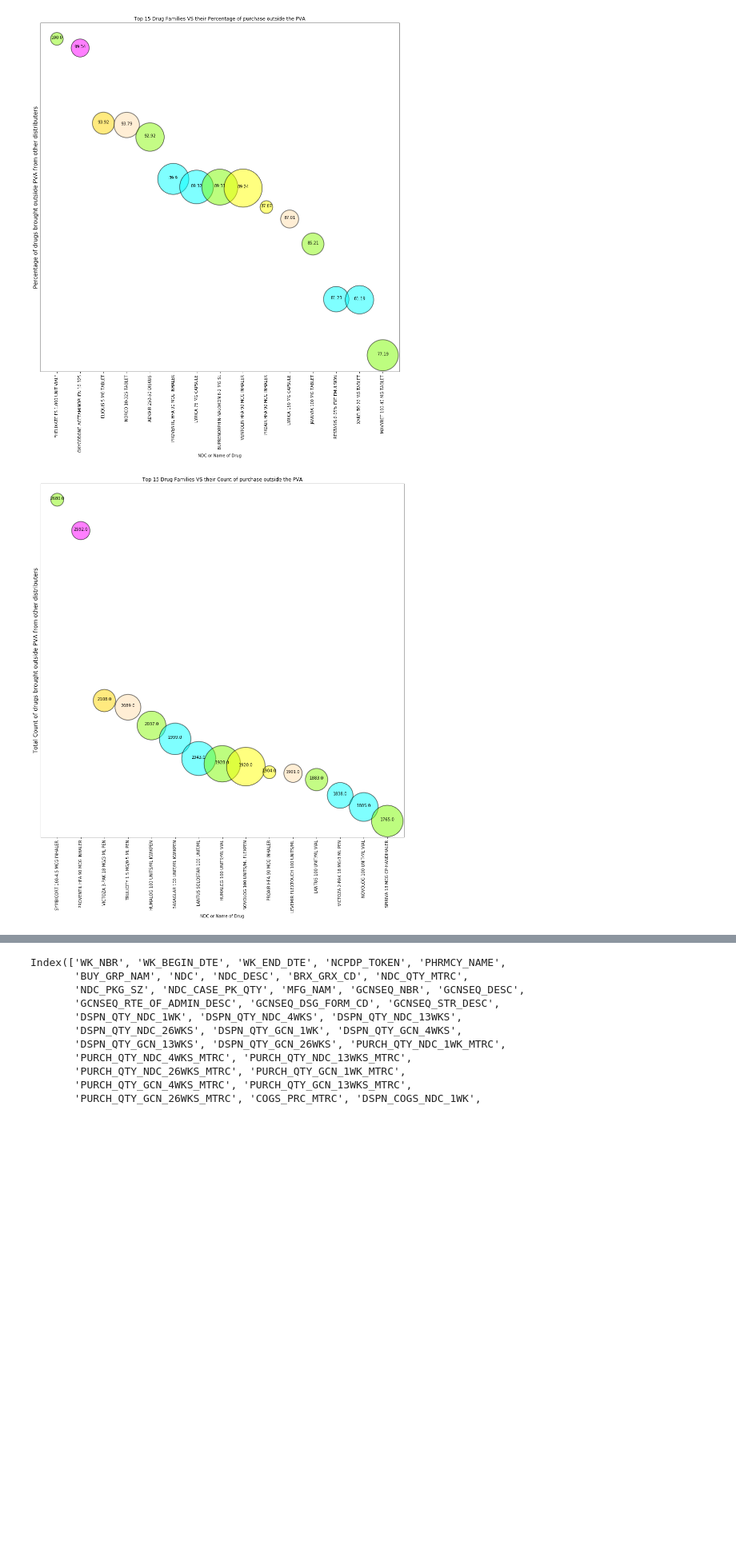
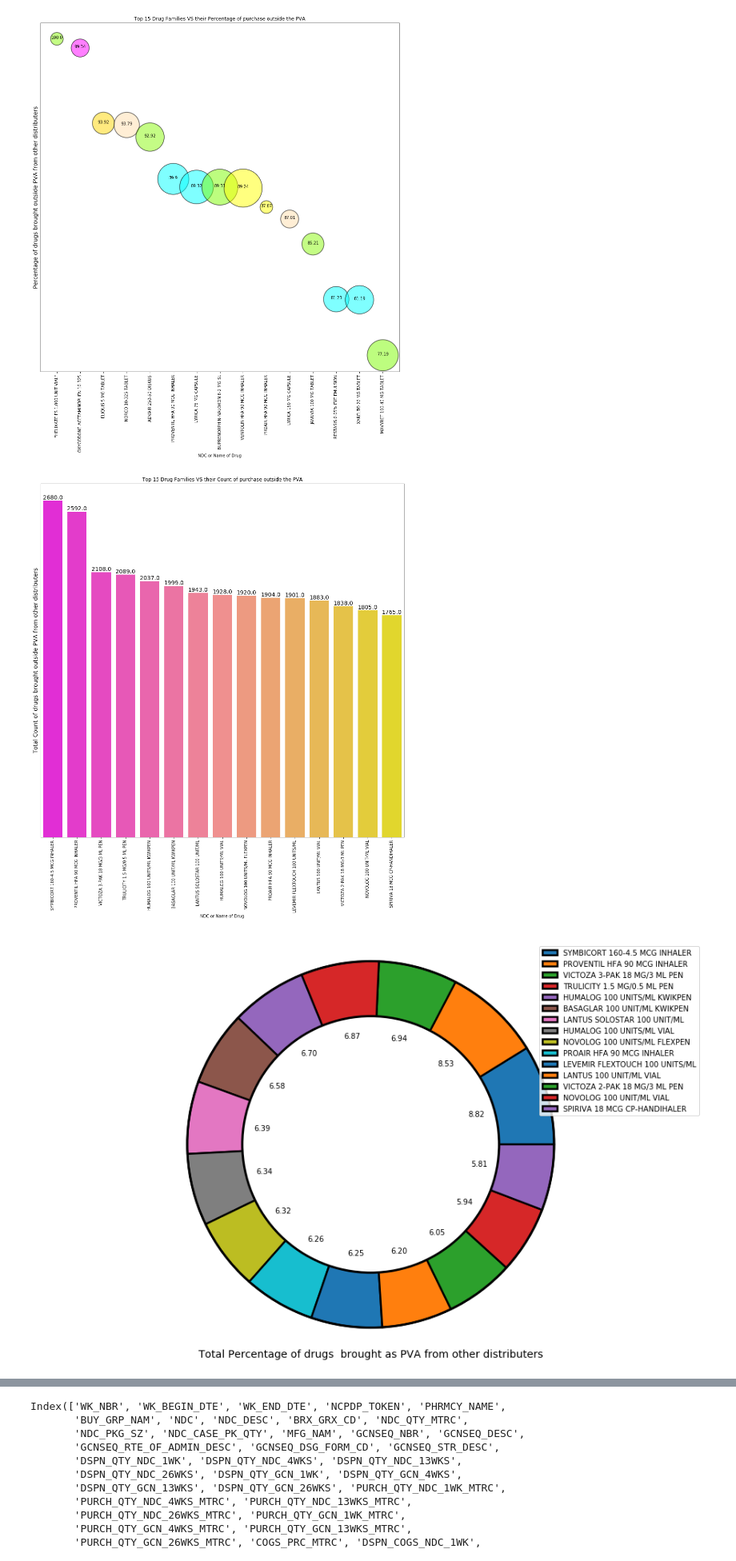
Before and after one commit to SupChanda/AIS-Pharmacy-Dataset, a Jupyter notebook: Which drug families appear to be purchased outside the PVA most often.ipynb, the cells around one changed output, grey strips where cells are left out. Shown at 80% size. Drawn from its saved outputs; the diff is of its cells as text; code cells hidden in the pictures; blank space fills up the shorter version.

```diff
--- a/Which drug families appear to be purchased outside the PVA most often.ipynb
+++ b/Which drug families appear to be purchased outside the PVA most often.ipynb
@@ -134,35 +134,48 @@ def func1():
         overAllPVA = pd.concat([overAllPVA,PVAstatus],axis=0,sort=True)
         '''PVAstatus.reset_index(drop=True,inplace=True)
         PVAstatus.rename("PVAStatus",inplace=True)
         value.reset_index(drop=True,inplace=True)
         value= pd.concat([value,pd.DataFrame([PVAstatus]).transpose()],axis=1)'''
         #display(value[['PHRMCY_NAME','BUY_GRP_NAM','NDC_DESC','DSPN-PURCHASE_1WK','DSPN-PURCHASE_4WKS','DSPN-PURCHASE_13WKS','DSPN-PURCHASE_26WKS','PVAStatus']])
     overAllPVA = overAllPVA.fillna(0)
     overAllPVA.columns=['Name of The drug','Total Count of Drug Being PVA for Pharmacies','Total Count of Drug Being Non-PVA for Phramacies']
     overAllPVA.sort_values(by=['Total Count of Drug Being Non-PVA for Phramacies'],ascending=False,inplace=True)
     return(overAllPVA)
 
 def visual1():
     overAllPVA = func1()
     color=np.arange(1,10,1)
     ax = plt.figure(figsize=(16,16))
-
-    ax=plt.scatter(x=overAllPVA['Name of The drug'][0:15],y=overAllPVA['Total Count of Drug Being Non-PVA for Phramacies'][0:15],
+    ax=sns.barplot(x=overAllPVA['Name of The drug'][0:15],y=overAllPVA['Total Count of Drug Being Non-PVA for Phramacies'][0:15],palette='spring')
+    '''ax=plt.scatter(x=overAllPVA['Name of The drug'][0:15],y=overAllPVA['Total Count of Drug Being Non-PVA for Phramacies'][0:15],
                 c=['#8BFA0D','#FF00FF','#FFD700','#FFDEAD','#8BFA0D','#00FFFF','#00FFFF',
                  '#7CFC00','#FFFF00','#FFFF00','#FFDEAD','#8BFA0D','#00FFFF','#00FFFF',
-                 '#7CFC00'],s=color*1000,alpha=0.50,edgecolors='black',linewidth=2)
+                 '#7CFC00'],s=color*1000,alpha=0.50,edgecolors='black',linewidth=2)'''
     #plt.legend(loc='best')
     plt.tick_params(labelleft=False,left=False)
     plt.xticks(rotation=90)
     #plt.box(False)
     plt.ylabel('Total Count of drugs brought outside PVA from other distributers',fontsize=14 )
     plt.xlabel('NDC or Name of Drug')
     plt.title('Top 15 Drug Families VS their Count of purchase outside the PVA')
     for i, value in enumerate(overAllPVA['Total Count of Drug Being Non-PVA for Phramacies'][0:15]):
         #plt.text(i-0.15,value,str(value),color='Black',fontsize=10)
-        plt.annotate(str(value),xy=(i,value),ha='center')
+        plt.annotate(str(value),xy=(i,value+10),ha='center',fontsize=14)
+    plt.show()
+    plt.show()
+    plt.figure(figsize=(16,10))
+    plt.pie(x=overAllPVA['Total Count of Drug Being Non-PVA for Phramacies'][0:15],autopct='%.2f',wedgeprops={'linewidth':2.5,'edgecolor':'black'})
+    C=plt.Circle((0,0),0.70,fc='white',color='black',linewidth=3.0)
+    COutside=plt.Circle((0,0),1,fill=False,edgecolor='black',linewidth=3.0)
+    f=plt.gcf()
+    f.gca().add_artist(C)
+    f.gca().add_patch(COutside)
+    plt.axis('equal')
+    plt.legend(labels=overAllPVA['Name of The drug'][0:15],loc='best')
+    plt.xlabel('Total Percentage of drugs  brought as PVA from other distributers',fontsize=14)
     plt.show()
     ######
 visual1()
 # %% [output]
-[figure, old version]
+[figure, new version]
+[figure, added]
```
Also changed, not shown: parts of 23 cells of this notebook.
